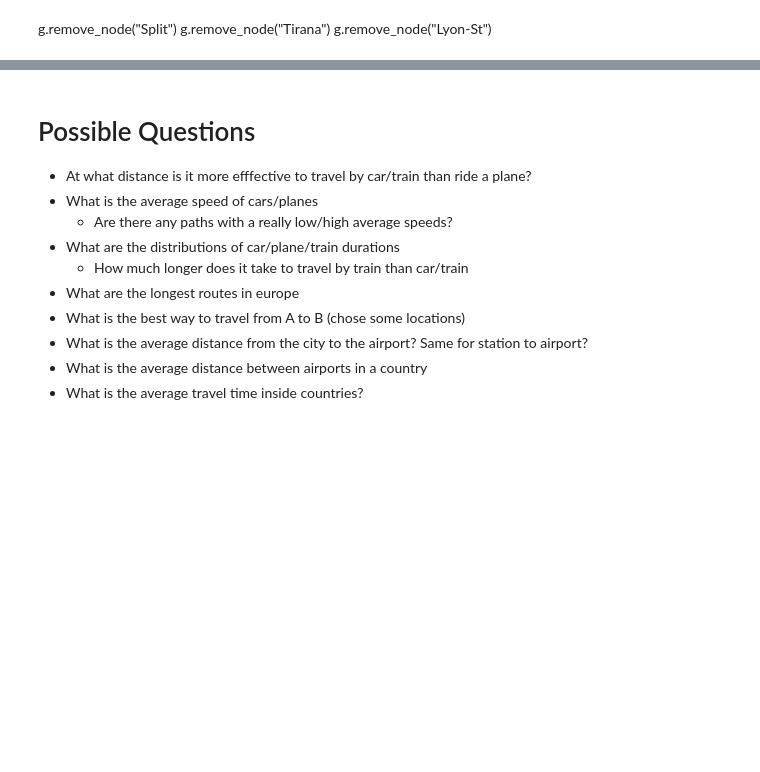
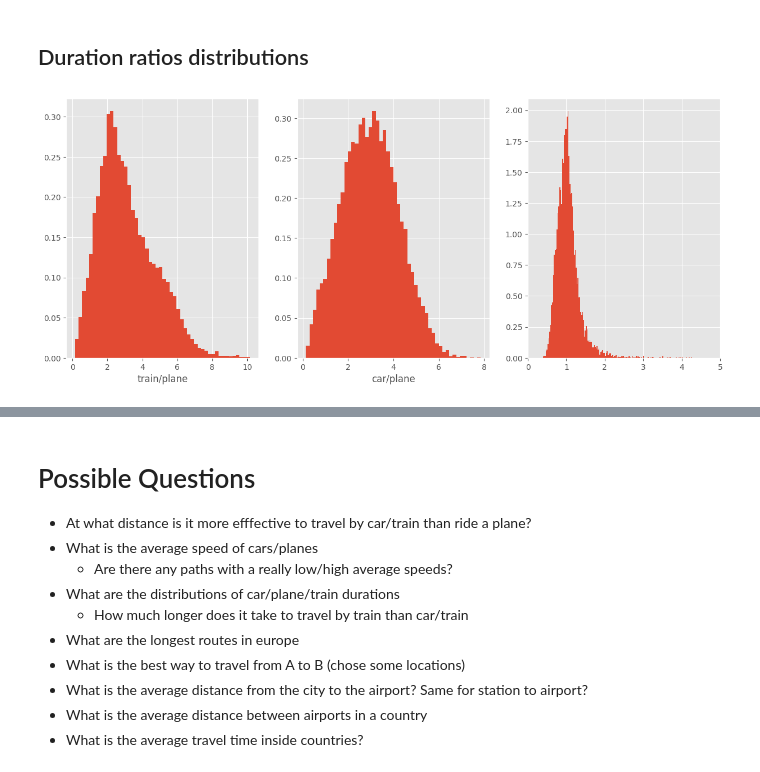
Before and after one commit to custibor99/DOPP_GROUP25, a Jupyter notebook: notebooks/SampleAnalysis.ipynb, the cells around one changed output, grey strips where cells are left out. Saved outputs shown, nothing was run; the diff lists cells and outputs as text; code cells hidden in the pictures; blank space fills up the shorter version.

```diff
--- a/notebooks/SampleAnalysis.ipynb
+++ b/notebooks/SampleAnalysis.ipynb
@@ -100,6 +101,18 @@ def get_train_duration(g: nx.Graph, source_city:str, destination_city:str, train
         route["duration"] += g[destination_city][destination_station]["duration"]
         durations.append(route)
     return durations
+
+def calculate_distance(lat1, lon1, lat2, lon2) -> int:
+    earth_radius = 6371e3
+    delta_lat = math.radians(lat2 - lat1)
+    delta_lon = math.radians(lon2 - lon1)
+
+    a = (math.sin(delta_lat / 2) ** 2 +
+         math.cos(math.radians(lat1)) * math.cos(math.radians(lat2)) *
+         math.sin(delta_lon / 2) ** 2)
+    c = 2 * math.atan2(math.sqrt(a), math.sqrt(1 - a))
+
+    return round(earth_radius * c)
 # %%
 def build_coombinations(l: List[str]):
     for i, node1 in enumerate(l):
@@ -122,7 +135,38 @@ def get_durations_by_transport_type(g:nx.Graph, type:str, weight="duration")-> L
             except:
                 pass
     return durations
-# %% [markdown]
-g.remove_node("Split")
-g.remove_node("Tirana")
-g.remove_node("Lyon-St")
+# %%
+cities = get_nodes_by_type(g, "City")
+possible_routes = build_coombinations(cities)
+car_duration = []
+plane_duration = []
+train_duration = []
+air_distances = []
+
+for source, dest in tqdm(possible_routes):
+
+    car_duration.append(get_car_duration(g, source, dest)[0]["duration"])
+    plane_duration.append(get_airplane_duration(g, source, dest)[0]["duration"])
+    train_duration.append(get_train_duration(g, source, dest)[0]["duration"])
+
+    lat1, lng1 = g.nodes[source]["pos"]
+    lat2, lng2 = g.nodes[dest]["pos"]
+    air_distances.append(calculate_distance(lat1, lng1, lat2, lng2))
+
+train_plain_ratio = np.array(train_duration) / np.array(plane_duration)
+car_plane_ratio = np.array(car_duration) / np.array(plane_duration)
+train_car_ratio = np.array(train_duration) / np.array(car_duration)
+air_distances = np.array(air_distances)
+# %% [markdown]
+## Duration ratios distributions
+# %%
+fig, ax = plt.subplots(1,3, figsize=(15,6))
+ax[0].hist(train_plain_ratio, bins=50, density=True)
+ax[1].hist(car_plane_ratio, bins=50, density=True)
+ax[2].hist(train_car_ratio, bins=500, density=True)
+ax[0].set_xlabel("train/plane")
+ax[2].set_xlim(0,5)
+ax[1].set_xlabel("car/plane")
+plt.show()
+# %% [output]
+[figure, added]
```
Also changed, not shown: parts of 4 cells of this notebook, 3 other files.
